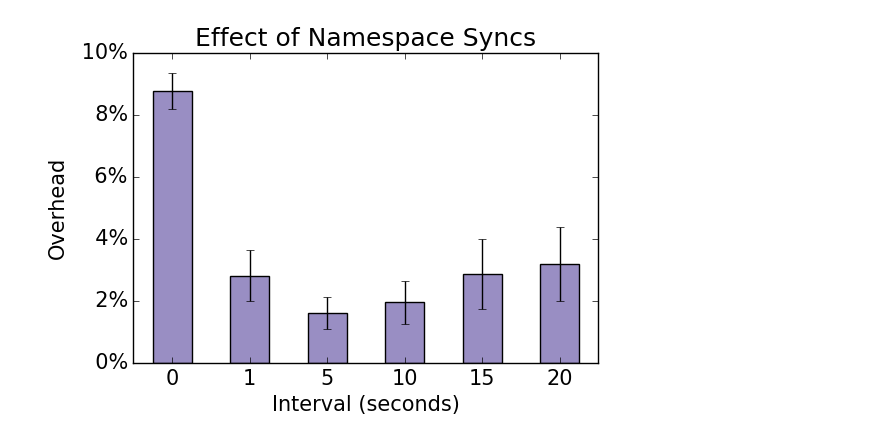
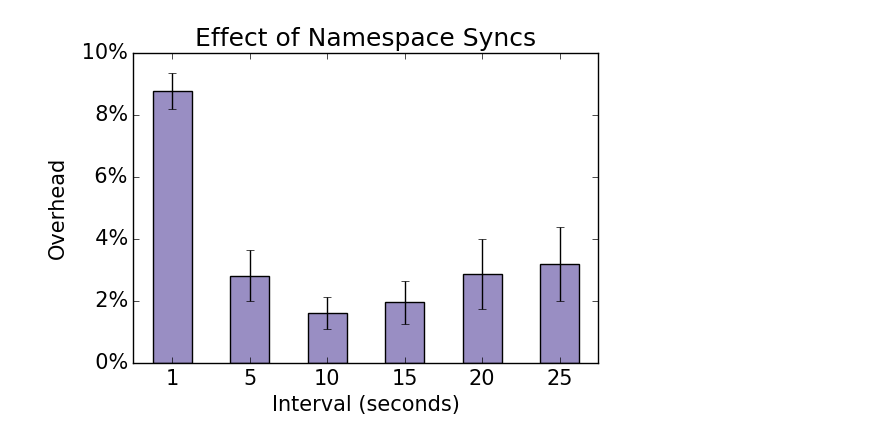
Before and after one commit to michaelsevilla/cudele-popper, a Jupyter notebook: experiments/cudele-partialreads/visualize/viz.ipynb, the cells around one changed output. Cells and saved outputs as stored; diff of their text form; code cells hidden in the pictures.

```diff
--- a/experiments/cudele-partialreads/visualize/viz.ipynb
+++ b/experiments/cudele-partialreads/visualize/viz.ipynb
@@ -28,27 +28,27 @@ def parse_summary(fname, norm=-1):
 # %%
 # baseline and initialization
 df   = parse_summary('../results-cloudlab/summary.txt')
 cols = df['sync']
 norm = float(df[df['sync'] == "0"]['runtime'])
 del df['job'], df['nfiles'], df['sync'], df['time'], df['runtime']
 
 # add each run
 for i in range(0, 9):
     d = parse_summary('../results-cloudlab-run' + str(i) + '/summary.txt', norm)
     df[str(i) + "run"] = d['runtime']
 df = df.T
 df.columns = cols
 
 font = {'size'   : 15}; matplotlib.rc('font', **font)
 fig, ax = plt.subplots(1, 1)
 args = {'kind': 'bar', 'yerr': df.std(), 'color': '#998ec3'}
 df[['1', '5', '10', '15', '20', '25']].mean().plot(**args)
 ax.set_title("Effect of Namespace Syncs")
 ax.set_ylabel("Overhead")
 ax.set_yticklabels(['{:3.0f}%'.format(x*100) for x in ax.get_yticks()])
 ax.set_xlabel("Interval (seconds)")
-ax.set_xticklabels(df.columns, rotation=0)
+ax.set_xticklabels(['1', '5', '10', '15', '20', '25'], rotation=0)
 ax.legend().remove()
 fig.savefig('../../../paper/graphs/slowdown-sync.png', bbox_inches='tight', dpi=400)
 # %% [output]
-[figure, old version]
+[figure, new version]
```
Also changed, not shown: 7 other files.
